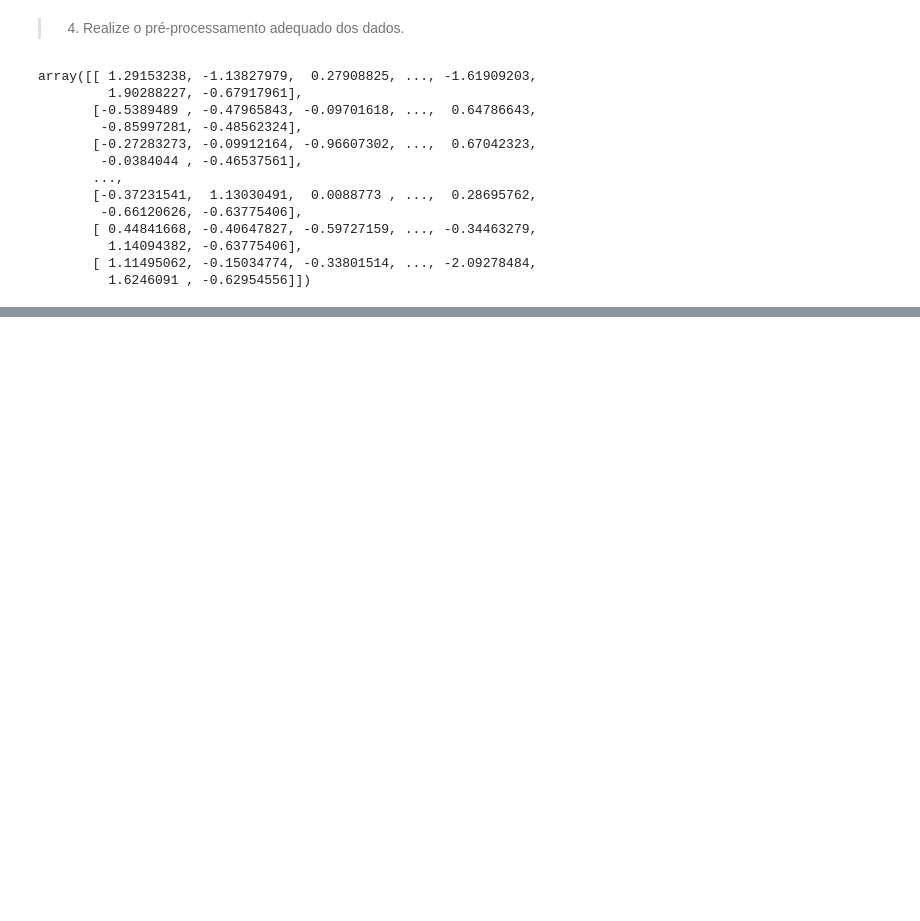
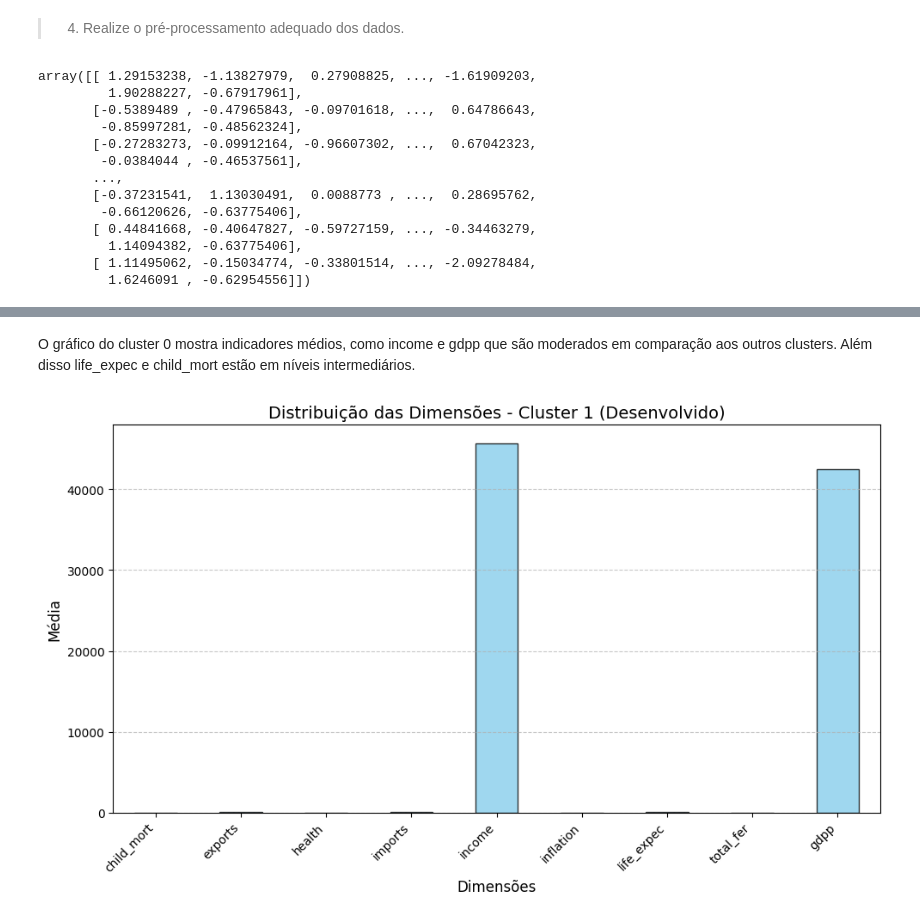
Before and after one commit to acrisandradee/algoritimoIAparaclusterizacao, a Jupyter notebook: pd_cris_andrade.ipynb, the cells around one changed output, grey strips where cells are left out. Saved outputs shown, nothing was run; the diff lists cells and outputs as text; code cells hidden in the pictures; blank space fills up the shorter version.

```diff
--- a/pd_cris_andrade.ipynb
+++ b/pd_cris_andrade.ipynb
@@ -252,0 +375,6 @@ plt.show()
+# %% [markdown]
+O gráfico do cluster 0 mostra indicadores médios, como income e gdpp que são moderados em comparação aos outros clusters. Além disso life_expec e child_mort estão em níveis intermediários.
+# %%
+plot_cluster_means(cluster_1_means, "Cluster 1 (Desenvolvido)")
+# %% [output]
+[figure, added]
```
Also changed, not shown: parts of 44 cells of this notebook.
